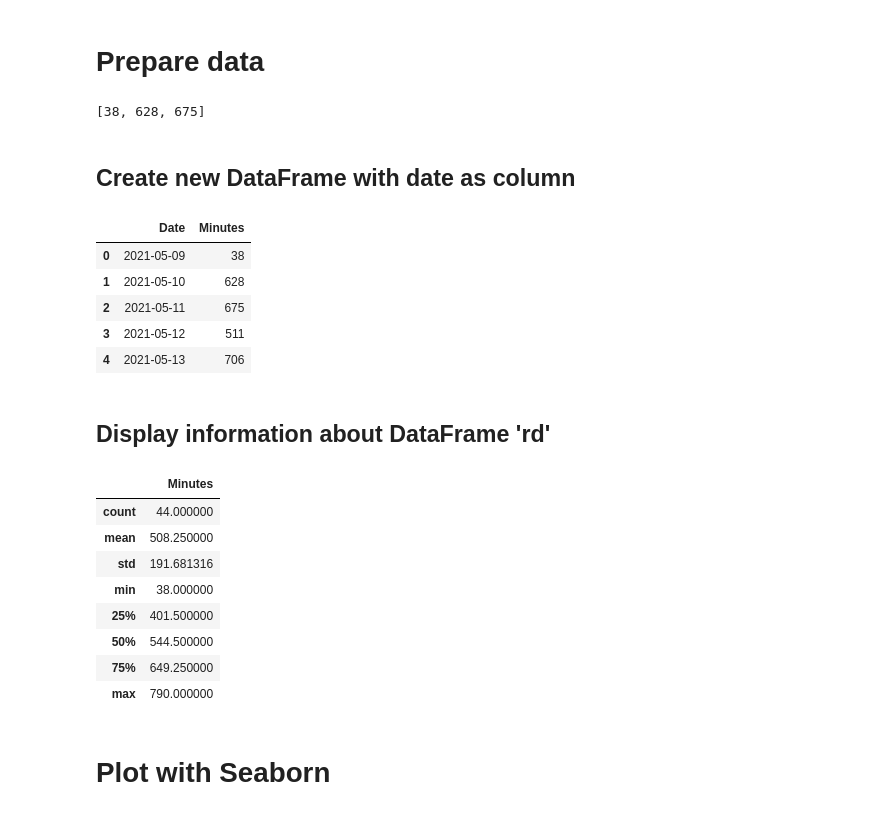
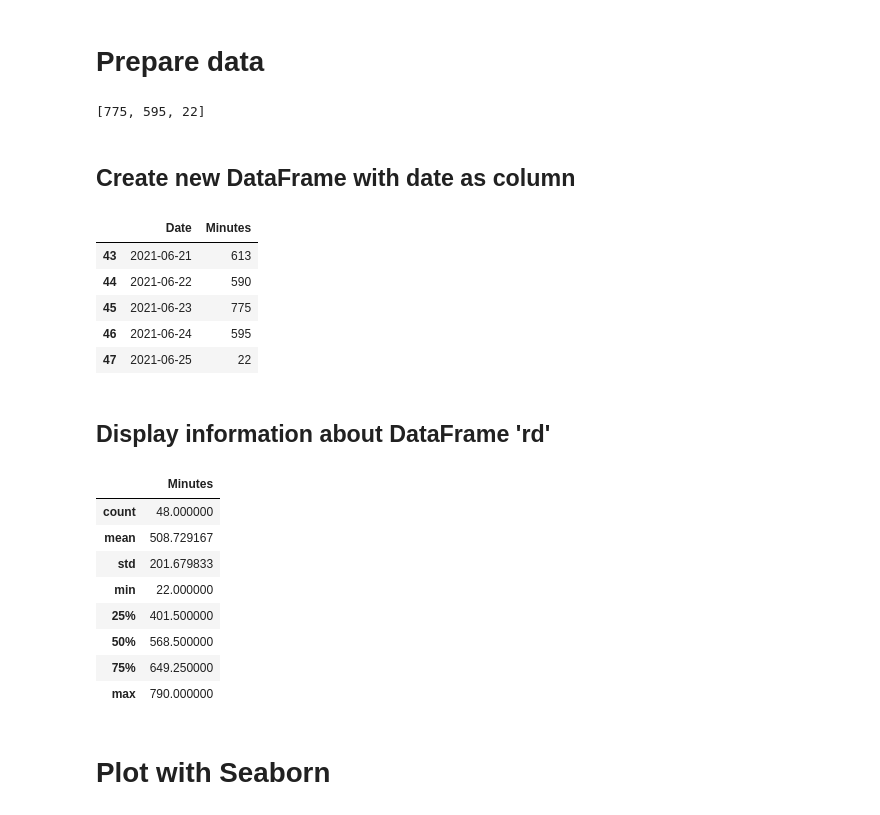
Before and after one commit to nlantau/dotfiles_arch, a Jupyter notebook: .config/scripts/log_graph_pd.ipynb, the cells around one changed output. Cells and saved outputs as stored; diff of their text form; code cells hidden in the pictures.

```diff
--- a/.config/scripts/log_graph_pd.ipynb
+++ b/.config/scripts/log_graph_pd.ipynb
@@ -63,26 +63,26 @@ for i,(k,v) in enumerate(date_dict.items()):
 # %%
 # Grab total minutes/day
 tot_min_per_day = [date_dict[f.strip(filepath)] for f in filepaths]
-tot_min_per_day[:3]
+tot_min_per_day[-3:]
 # %% [output]
-[38, 628, 675]
+[775, 595, 22]
 # %% [markdown]
 ## Create new DataFrame with date as column
 # %%
 # Create datetime64 range
-date_range = pd.date_range('2021-05-09', periods=44)
+date_range = pd.date_range('2021-05-09', periods=len(tot_min_per_day))
 
 # Create the main DataFrame with 'Date' and 'Minutes' as columns
 rd = pd.DataFrame({'Date': date_range, 'Minutes': tot_min_per_day})
 
-rd.head()
+rd.tail()
 # %% [output]
 |  | Date | Minutes |
-| 0 | 2021-05-09 | 38 |
-| 1 | 2021-05-10 | 628 |
-| 2 | 2021-05-11 | 675 |
-| 3 | 2021-05-12 | 511 |
-| 4 | 2021-05-13 | 706 |
+| 43 | 2021-06-21 | 613 |
+| 44 | 2021-06-22 | 590 |
+| 45 | 2021-06-23 | 775 |
+| 46 | 2021-06-24 | 595 |
+| 47 | 2021-06-25 | 22 |
 # %% [markdown]
 ## Display information about DataFrame 'rd'
 # %%
@@ -90,12 +90,12 @@ rd.head()
 rd.describe()
 # %% [output]
 |  | Minutes |
-| count | 44.000000 |
-| mean | 508.250000 |
-| std | 191.681316 |
-| min | 38.000000 |
+| count | 48.000000 |
+| mean | 508.729167 |
+| std | 201.679833 |
+| min | 22.000000 |
 | 25% | 401.500000 |
-| 50% | 544.500000 |
+| 50% | 568.500000 |
 | 75% | 649.250000 |
 | max | 790.000000 |
 # %% [markdown]
```
Also changed, not shown: parts of 3 cells of this notebook.
